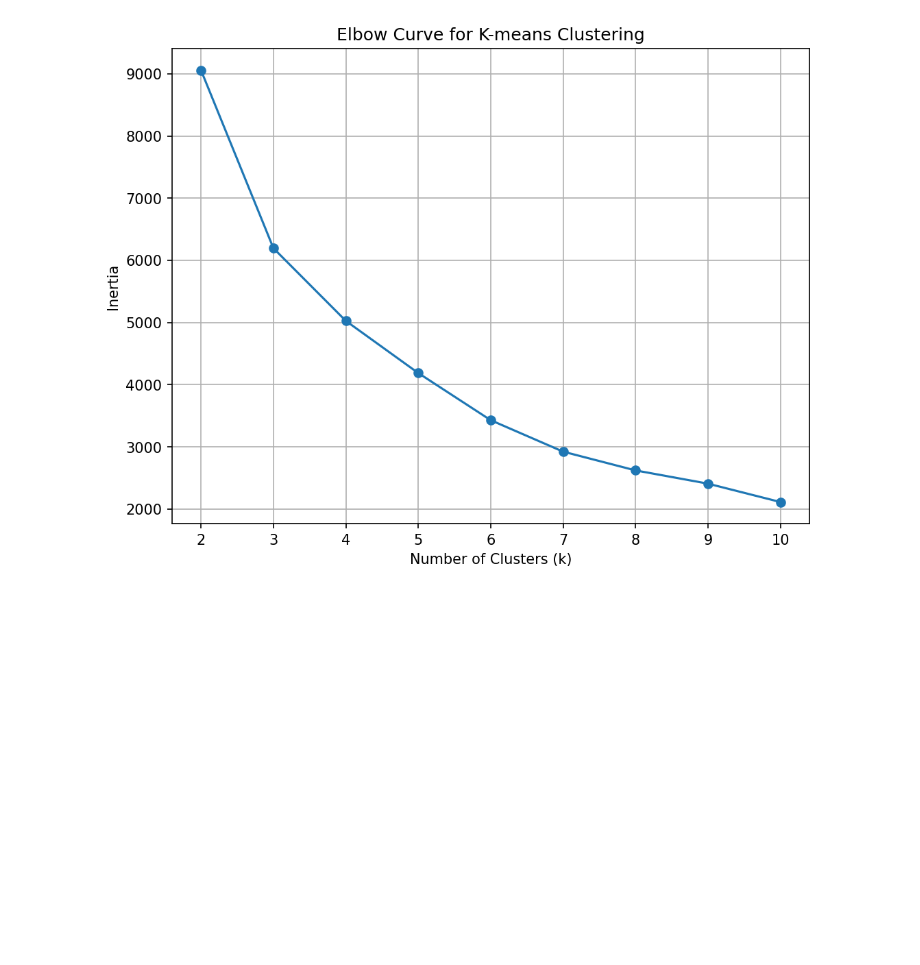
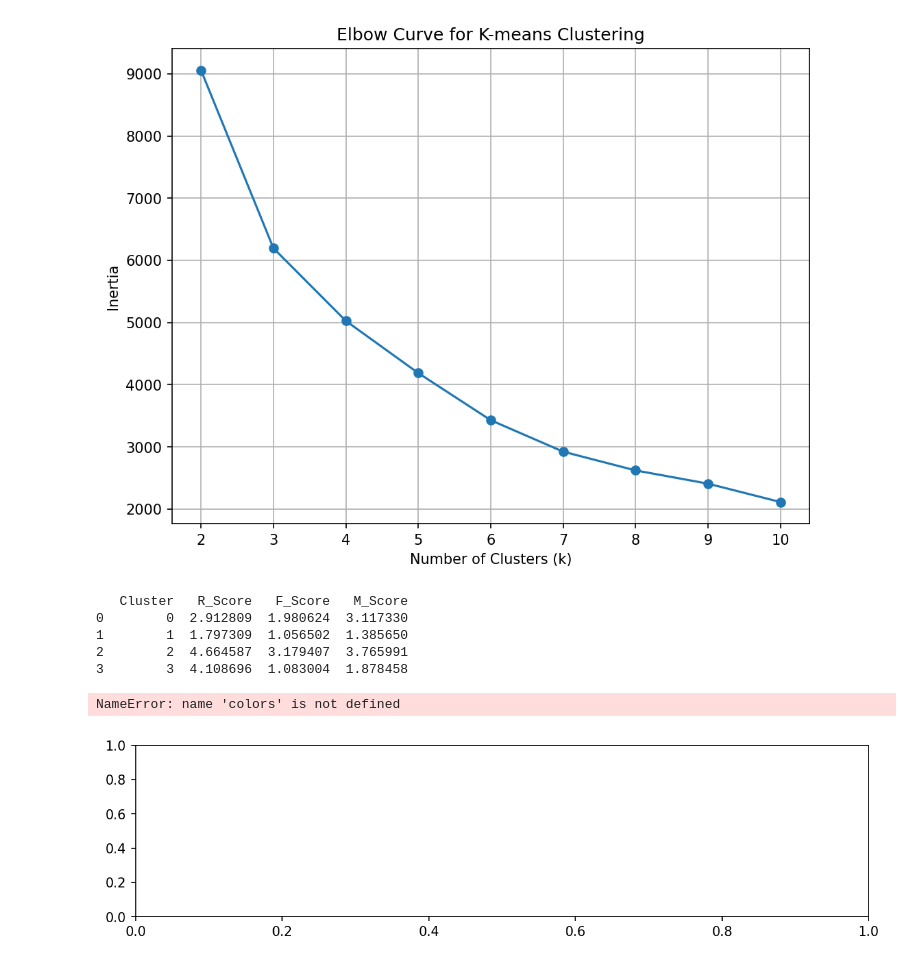
Before and after one commit to JohnKimaiyo/Business-Analyst-Projects, a Jupyter notebook: Python Data Analysis Projects/Customer Behaviour Projects/Customer Segmentaion/Online Retail/Online Retail .ipynb, the cells around one changed output. Cells and saved outputs as stored; diff of their text form; code cells hidden in the pictures; blank space fills up the shorter version.

```diff
--- a/Python Data Analysis Projects/Customer Behaviour Projects/Customer Segmentaion/Online Retail/Online Retail .ipynb
+++ b/Python Data Analysis Projects/Customer Behaviour Projects/Customer Segmentaion/Online Retail/Online Retail .ipynb
@@ -187,3 +187,50 @@ cluster_summary = rfm.groupby('Cluster').agg({
     'F_Score': 'mean',
     'M_Score': 'mean'
 }).reset_index()
+# %%
+print(cluster_summary)
+# %% [output]
+   Cluster   R_Score   F_Score   M_Score
+0        0  2.912809  1.980624  3.117330
+1        1  1.797309  1.056502  1.385650
+2        2  4.664587  3.179407  3.765991
+3        3  4.108696  1.083004  1.878458
+# %%
+# But let’s visualize the average R, F, and M scores for the clusters so it’s easy to interpret:
+
+# Plot the average RFM scores for each cluster
+plt.figure(figsize=(10, 8),dpi=150)
+
+# Plot Avg Recency
+plt.subplot(3, 1, 1)
+bars = plt.bar(cluster_summary.index, cluster_summary['R_Score'], color=colors)
+plt.xlabel('Cluster')
+plt.ylabel('Avg Recency')
+plt.title('Average Recency for Each Cluster')
+
+plt.grid(True, linestyle='--', alpha=0.5)
+plt.legend(bars, cluster_summary.index, title='Clusters')
+
+# Plot Avg Frequency
+plt.subplot(3, 1, 2)
+bars = plt.bar(cluster_summary.index, cluster_summary['F_Score'], color=colors)
+plt.xlabel('Cluster')
+plt.ylabel('Avg Frequency')
+plt.title('Average Frequency for Each Cluster')
+plt.grid(True, linestyle='--', alpha=0.5)
+plt.legend(bars, cluster_summary.index, title='Clusters')
+
+# Plot Avg Monetary
+plt.subplot(3, 1, 3)
+bars = plt.bar(cluster_summary.index, cluster_summary['M_Score'])
+plt.xlabel('Cluster')
+plt.ylabel('Avg Monetary')
+plt.title('Average Monetary Value for Each Cluster')
+plt.grid(True, linestyle='--', alpha=0.5)
+plt.legend(bars, cluster_summary.index, title='Clusters')
+
+plt.tight_layout()
+plt.show()
+# %% [output]
+NameError: name 'colors' is not defined
+[figure, added]
```
